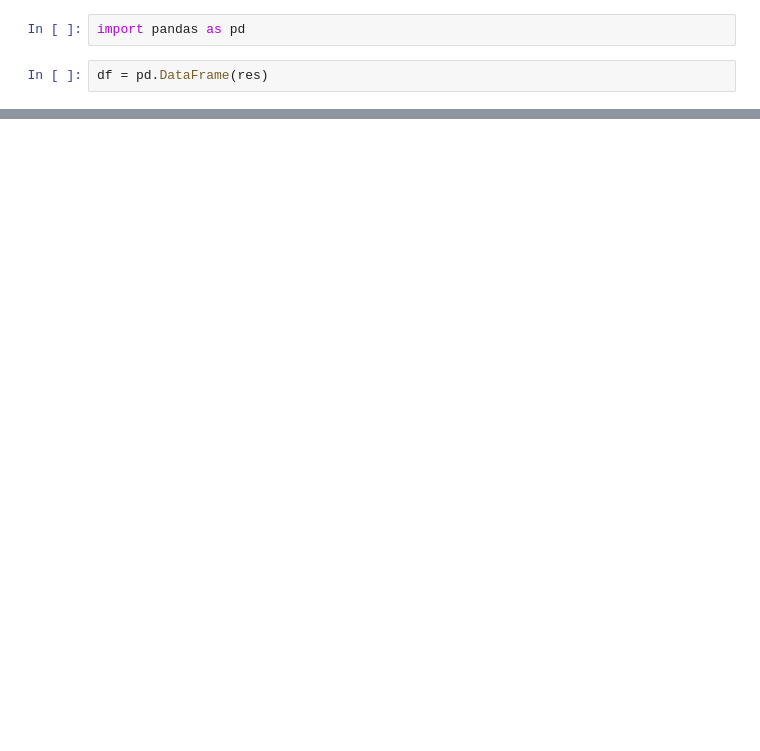
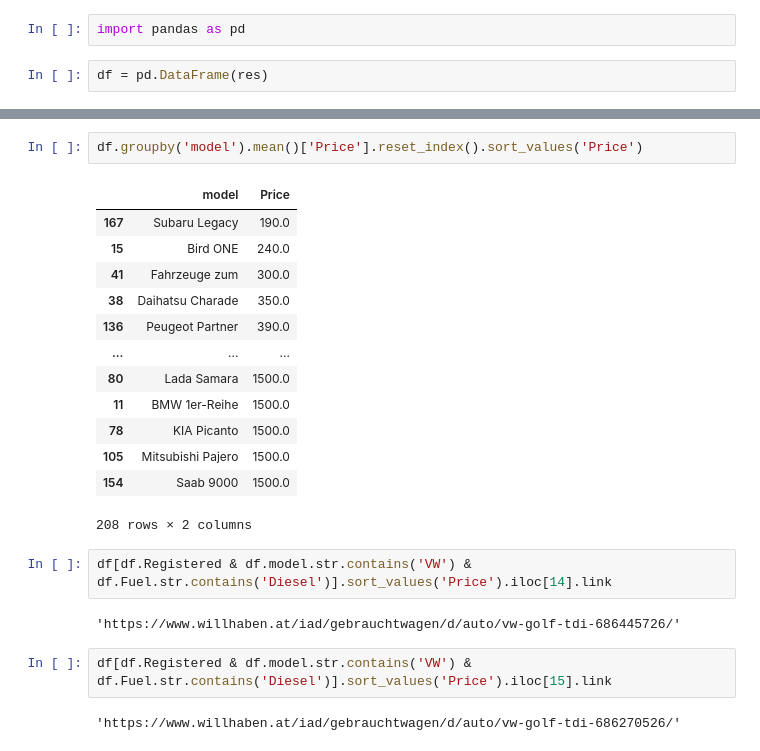
Before and after one commit to seboo1995/carMarketAnalysis, a Jupyter notebook: scraper/Untitled.ipynb, the cells around one changed output, grey strips where cells are left out. Saved outputs shown, nothing was run; the diff lists cells and outputs as text; blank space fills up the shorter version.

```diff
--- a/scraper/Untitled.ipynb
+++ b/scraper/Untitled.ipynb
@@ -118,0 +421,24 @@ df
+# %%
+df.groupby('model').mean()['Price'].reset_index().sort_values('Price')
+# %% [output]
+|  | model | Price |
+| 167 | Subaru Legacy | 190.0 |
+| 15 | Bird ONE | 240.0 |
+| 41 | Fahrzeuge zum | 300.0 |
+| 38 | Daihatsu Charade | 350.0 |
+| 136 | Peugeot Partner | 390.0 |
+| ... | ... | ... |
+| 80 | Lada Samara | 1500.0 |
+| 11 | BMW 1er-Reihe | 1500.0 |
+| 78 | KIA Picanto | 1500.0 |
+| 105 | Mitsubishi Pajero | 1500.0 |
+| 154 | Saab 9000 | 1500.0 |
+208 rows × 2 columns
+# %%
+df[df.Registered & df.model.str.contains('VW') & df.Fuel.str.contains('Diesel')].sort_values('Price').iloc[14].link
+# %% [output]
+'https://www.willhaben.at/iad/gebrauchtwagen/d/auto/vw-golf-tdi-686445726/'
+# %%
+df[df.Registered & df.model.str.contains('VW') & df.Fuel.str.contains('Diesel')].sort_values('Price').iloc[15].link
+# %% [output]
+'https://www.willhaben.at/iad/gebrauchtwagen/d/auto/vw-golf-tdi-686270526/'
```
Also changed, not shown: parts of 41 cells of this notebook, 7 other files.
